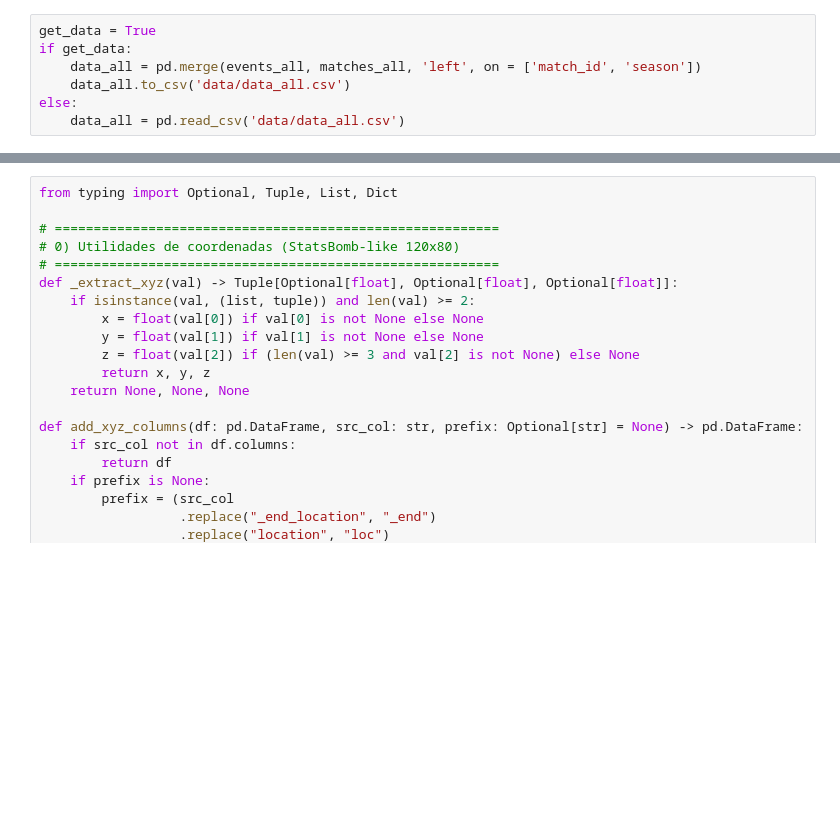
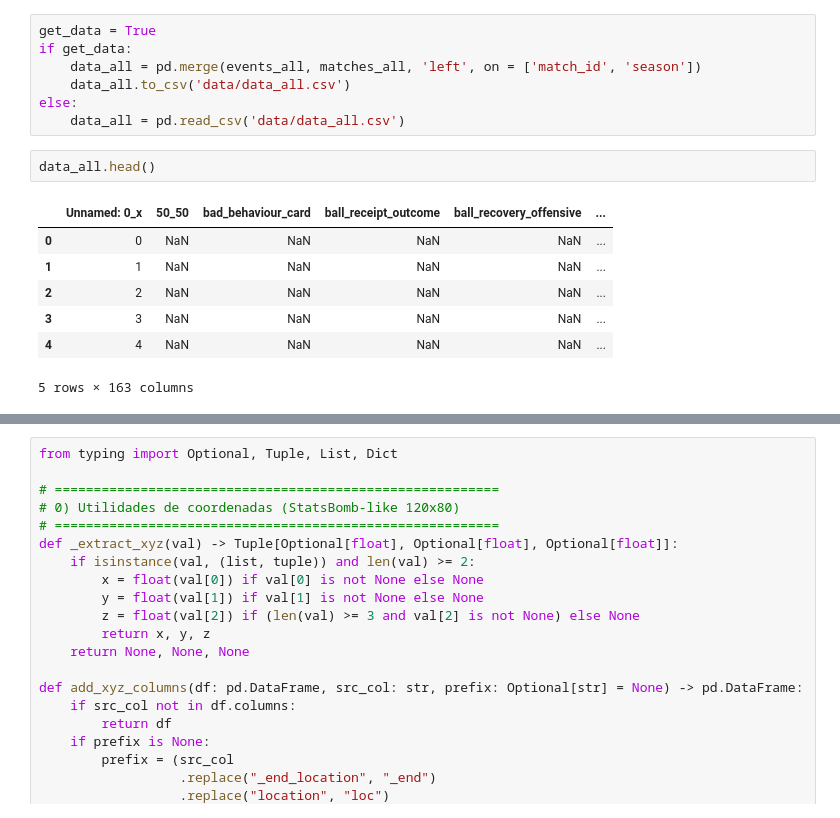
Before and after one commit to dulongski/hackathon-america, a Jupyter notebook: hackathon_clean_export.ipynb, the cells around one changed output, grey strips where cells are left out. Drawn from its saved outputs; the diff is of its cells as text; blank space fills up the shorter version.

```diff
--- a/hackathon_clean_export.ipynb
+++ b/hackathon_clean_export.ipynb
@@ -259,3 +241,13 @@ if get_data:
     data_all.to_csv('data/data_all.csv')
 else:
     data_all = pd.read_csv('data/data_all.csv')
+# %%
+data_all.head()
+# %% [output]
+|  | Unnamed: 0_x | 50_50 | bad_behaviour_card | ball_receipt_outcome | ball_recovery_offensive | ... |
+| 0 | 0 | NaN | NaN | NaN | NaN | ... |
+| 1 | 1 | NaN | NaN | NaN | NaN | ... |
+| 2 | 2 | NaN | NaN | NaN | NaN | ... |
+| 3 | 3 | NaN | NaN | NaN | NaN | ... |
+| 4 | 4 | NaN | NaN | NaN | NaN | ... |
+5 rows × 163 columns
```
Also changed, not shown: parts of 6 cells of this notebook, 1 other file.
